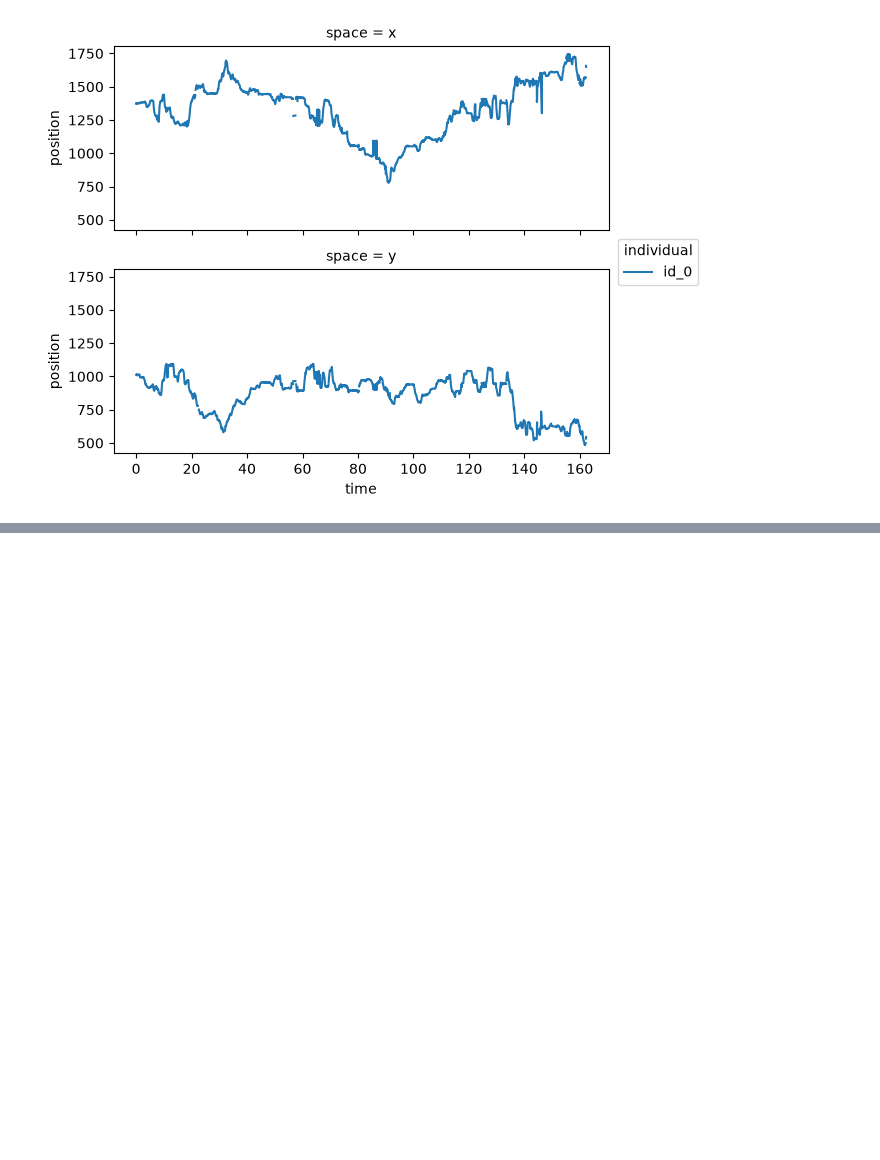
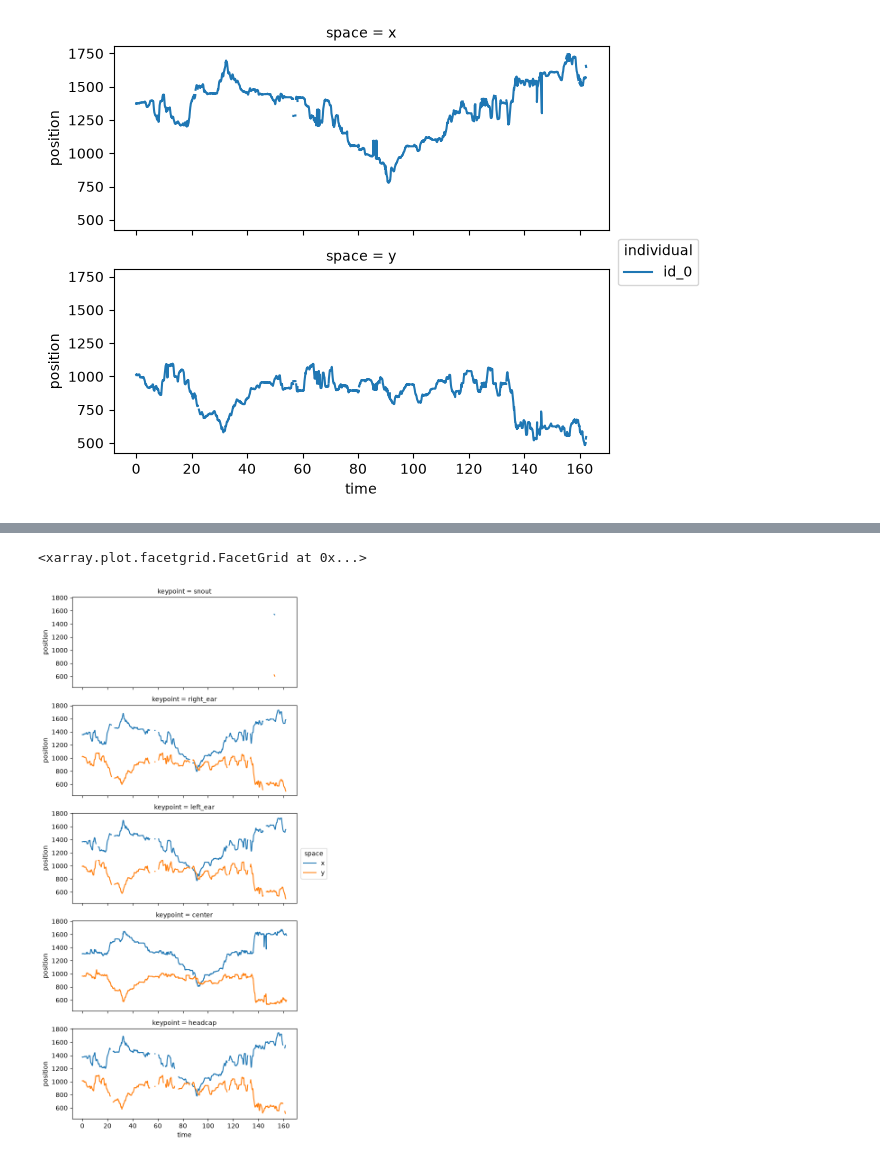
Before and after one commit to SaraMarcoccia/Prototype-for-integrating-movement-SpikeInterface-and-pynapple-OSSS2026-, a Jupyter notebook: HeadCentroid_Directory.ipynb, the cells around one changed output, grey strips where cells are left out. Cells and saved outputs as stored; diff of their text form; code cells hidden in the pictures; blank space fills up the shorter version.

Commit message:
Added the smoothing ds

```diff
--- a/HeadCentroid_Directory.ipynb
+++ b/HeadCentroid_Directory.ipynb
@@ -62,0 +144,5 @@ headcap_pos.plot.line(x="time", hue="individual", row="space", aspect=2, size=2.
+# %%
+#smoothing the tracking
+window=int(0.3*ds.fps)
+ds_smooth=ds.copy ()
+ds_smooth.update({"position":rolling_filter(ds.position, window, min_periods=2, statistic="median", print_report=True)})
@@ -62,0 +160,8 @@ headcap_pos.plot.line(x="time", hue="individual", row="space", aspect=2, size=2.
+# %%
+#plotting the output of the smoothing
+ds_smooth.position.squeeze().plot.line(
+    x="time", row="keypoint", hue="space", aspect=2, size=2.5
+)
+# %% [output]
+<xarray.plot.facetgrid.FacetGrid at 0x...>
+[figure, added]
```
Also changed, not shown: parts of 11 cells of this notebook.
